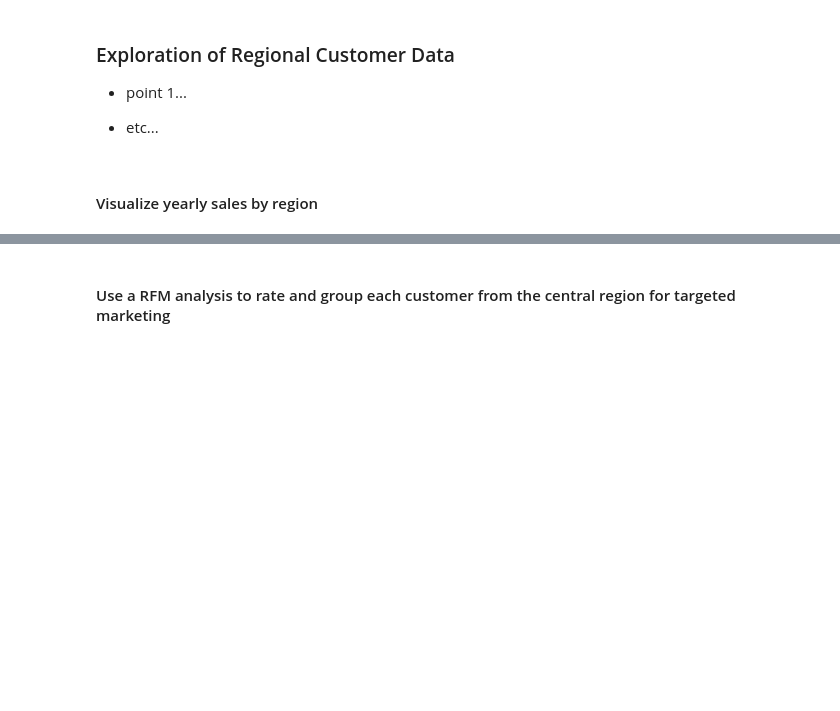
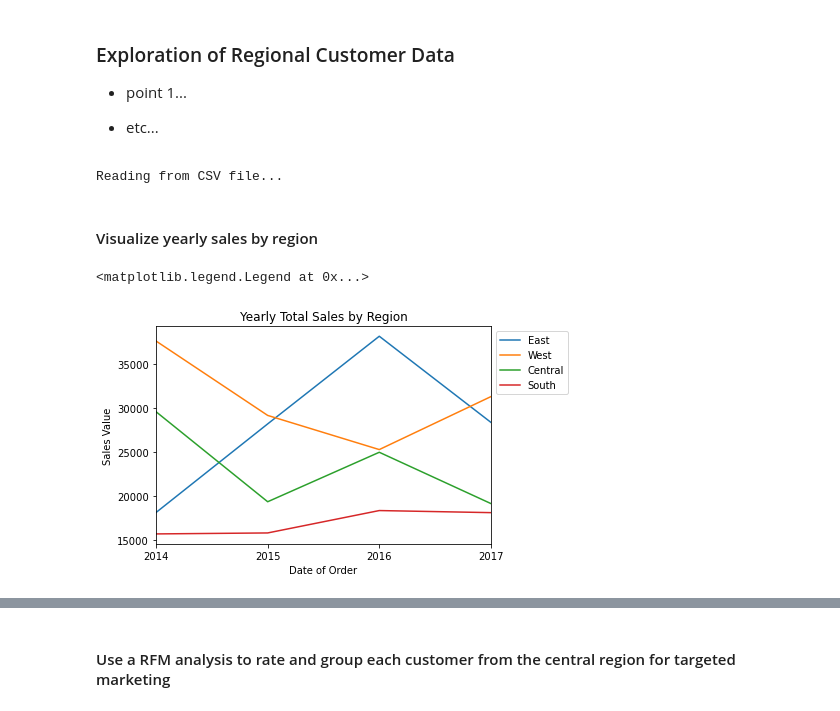
Before and after one commit to ns-tn-time-series-project/time-series-project, a Jupyter notebook: final_report_time_series_project.ipynb, the cells around one changed output, grey strips where cells are left out. Saved outputs shown, nothing was run; the diff lists cells and outputs as text; code cells hidden in the pictures; blank space fills up the shorter version.

```diff
--- a/final_report_time_series_project.ipynb
+++ b/final_report_time_series_project.ipynb
@@ -69,27 +69,37 @@ df = get_superstore_df()
 #complete initial data cleaning/wrangling with the clean_superstore_df function
 df = clean_superstore_df(df)
 #seperate the dataset by region for regional and customer analysis
-east = df[df.region == 'East']
-west = df[df.region == 'West']
-central = df[df.region == 'Central']
-south = df[df.region == 'South']
+east = df[df.region == 'East'].copy()
+west = df[df.region == 'West'].copy()
+central = df[df.region == 'Central'].copy()
+south = df[df.region == 'South'].copy()
+# %% [output]
+Reading from CSV file...
 # %% [markdown]
 #### Visualize yearly sales by region
 # %%
+#single out the sales data for each region for visualizations
+east_sales = east.sales
+west_sales = west.sales
+central_sales = central.sales
+south_sales = south.sales
 ##Plot the total yearly sales by region
 #plot each region as its own line
-east_sales.resample('Y').sum().plot()
-west_sales.resample('Y').sum().plot()
-central_sales.resample('Y').sum().plot()
-south_sales.resample('Y').sum().plot()
+east_sales.resample('Y').sum().plot(label='East')
+west_sales.resample('Y').sum().plot(label='West')
+central_sales.resample('Y').sum().plot(label='Central')
+south_sales.resample('Y').sum().plot(label='South')
 #add a label to the x_axis
 plt.xlabel('Date of Order')
 #add a label to the y axis
 plt.ylabel('Sales Value')
 #add a title to the plot
 plt.title('Yearly Total Sales by Region')
 #add a legend to the plot
 plt.legend(loc="upper left", bbox_to_anchor=(1, 1))
+# %% [output]
+<matplotlib.legend.Legend at 0x...>
+[figure, added]
 # %%
 ##Plot the average order value per year by region
 #plot each region as its own line
```
Also changed, not shown: parts of 2 cells of this notebook.
